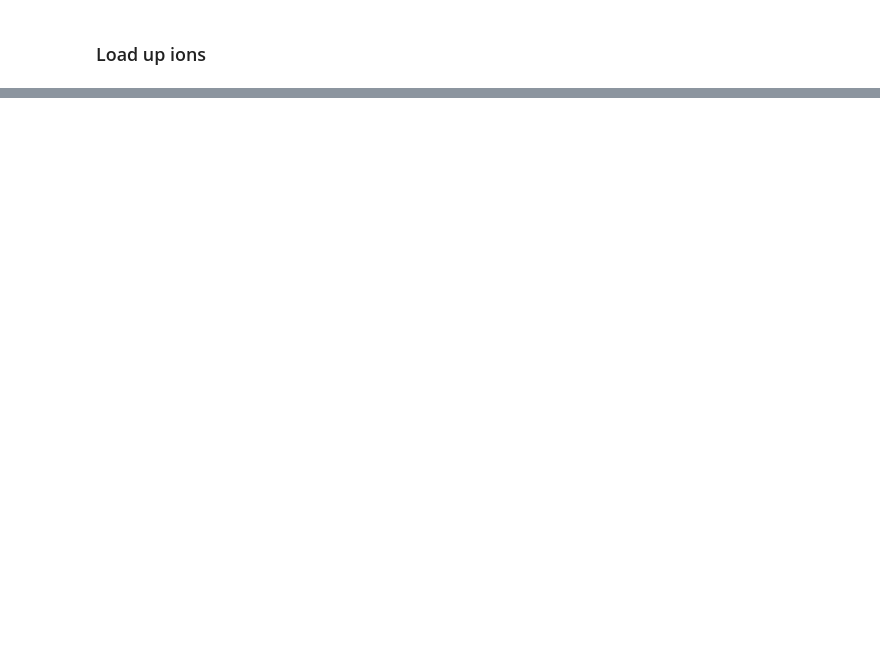
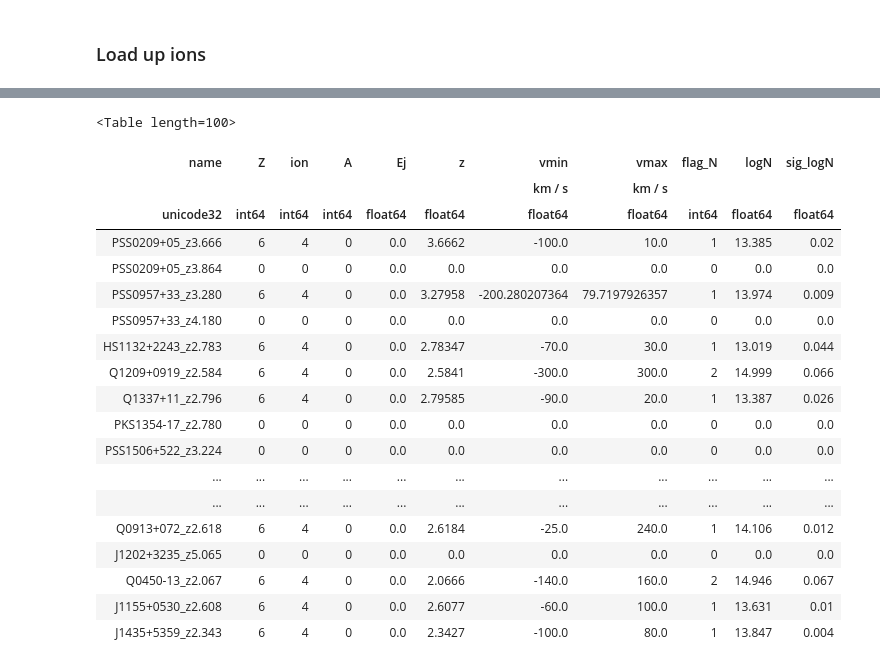
Before and after one commit to linetools/linetools, a Jupyter notebook: docs/examples/DLASystem_examples.ipynb, the cells around one changed output, grey strips where cells are left out. Cells and saved outputs as stored; diff of their text form; code cells hidden in the pictures; blank space fills up the shorter version.

```diff
--- a/docs/examples/DLASystem_examples.ipynb
+++ b/docs/examples/DLASystem_examples.ipynb
@@ -38,0 +115,24 @@ len(dla._ionN)
+# %%
+CII_clms = dlas.ions((6,4))
+CII_clms
+# %% [output]
+<Table length=100>
+| name | Z | ion | A | Ej | z | vmin | vmax | flag_N | logN | sig_logN |
+|  |  |  |  |  |  | km / s | km / s |  |  |  |
+| unicode32 | int64 | int64 | int64 | float64 | float64 | float64 | float64 | int64 | float64 | float64 |
+| PSS0209+05_z3.666 | 6 | 4 | 0 | 0.0 | 3.6662 | -100.0 | 10.0 | 1 | 13.385 | 0.02 |
+| PSS0209+05_z3.864 | 0 | 0 | 0 | 0.0 | 0.0 | 0.0 | 0.0 | 0 | 0.0 | 0.0 |
+| PSS0957+33_z3.280 | 6 | 4 | 0 | 0.0 | 3.27958 | -200.280207364 | 79.7197926357 | 1 | 13.974 | 0.009 |
+| PSS0957+33_z4.180 | 0 | 0 | 0 | 0.0 | 0.0 | 0.0 | 0.0 | 0 | 0.0 | 0.0 |
+| HS1132+2243_z2.783 | 6 | 4 | 0 | 0.0 | 2.78347 | -70.0 | 30.0 | 1 | 13.019 | 0.044 |
+| Q1209+0919_z2.584 | 6 | 4 | 0 | 0.0 | 2.5841 | -300.0 | 300.0 | 2 | 14.999 | 0.066 |
+| Q1337+11_z2.796 | 6 | 4 | 0 | 0.0 | 2.79585 | -90.0 | 20.0 | 1 | 13.387 | 0.026 |
+| PKS1354-17_z2.780 | 0 | 0 | 0 | 0.0 | 0.0 | 0.0 | 0.0 | 0 | 0.0 | 0.0 |
+| PSS1506+522_z3.224 | 0 | 0 | 0 | 0.0 | 0.0 | 0.0 | 0.0 | 0 | 0.0 | 0.0 |
+| ... | ... | ... | ... | ... | ... | ... | ... | ... | ... | ... |
+| ... | ... | ... | ... | ... | ... | ... | ... | ... | ... | ... |
+| Q0913+072_z2.618 | 6 | 4 | 0 | 0.0 | 2.6184 | -25.0 | 240.0 | 1 | 14.106 | 0.012 |
+| J1202+3235_z5.065 | 0 | 0 | 0 | 0.0 | 0.0 | 0.0 | 0.0 | 0 | 0.0 | 0.0 |
+| Q0450-13_z2.067 | 6 | 4 | 0 | 0.0 | 2.0666 | -140.0 | 160.0 | 2 | 14.946 | 0.067 |
+| J1155+0530_z2.608 | 6 | 4 | 0 | 0.0 | 2.6077 | -60.0 | 100.0 | 1 | 13.631 | 0.01 |
+| J1435+5359_z2.343 | 6 | 4 | 0 | 0.0 | 2.3427 | -100.0 | 80.0 | 1 | 13.847 | 0.004 |
```
Also changed, not shown: parts of 17 cells of this notebook, 3 other files.
